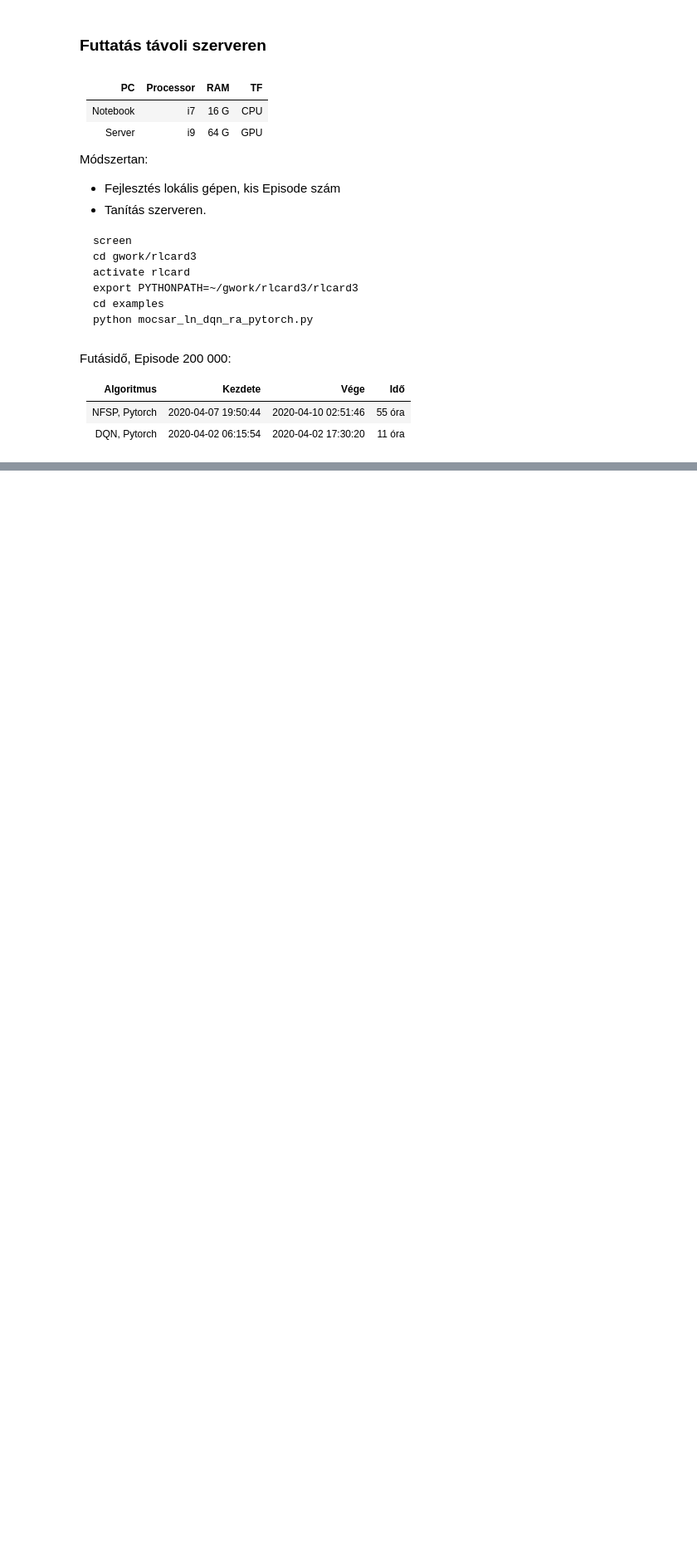
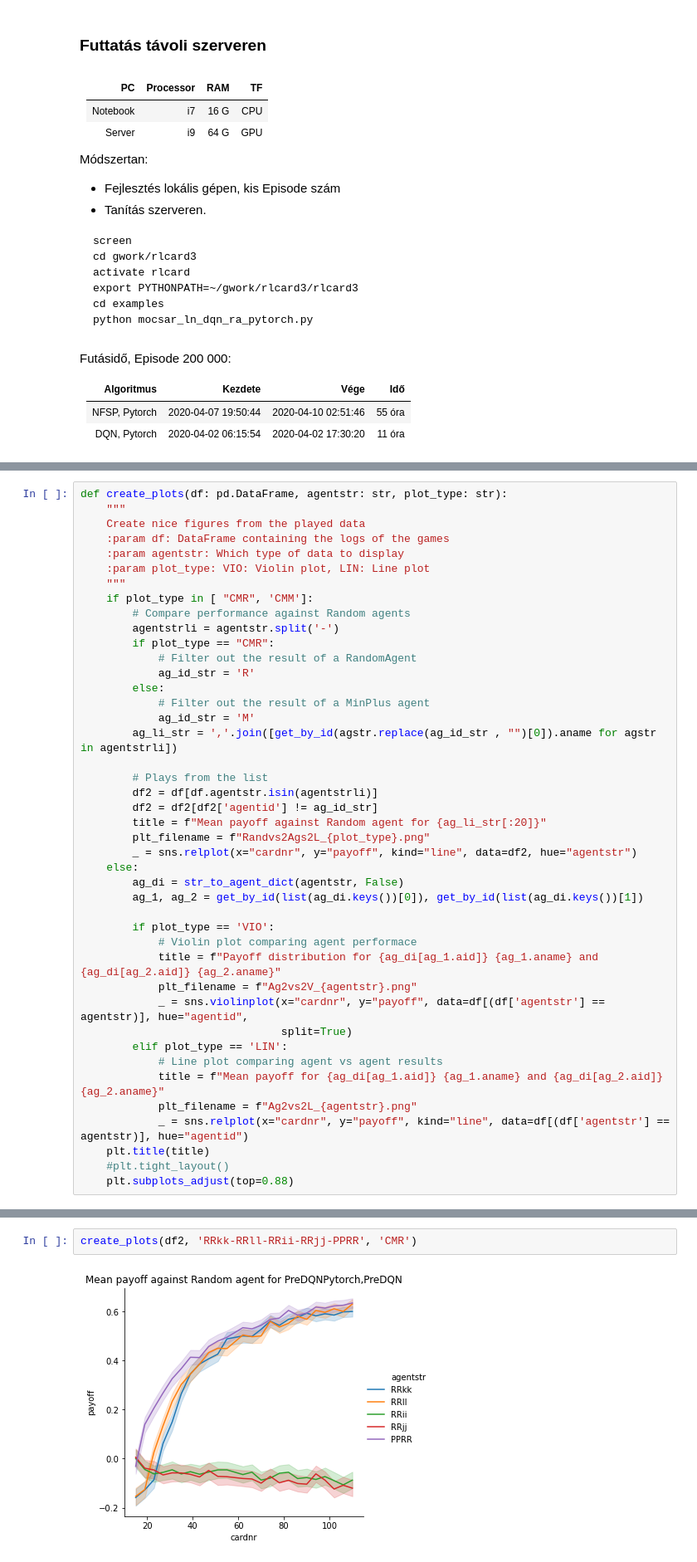
Before and after one commit to cogitoergoread/rlcard3, a Jupyter notebook: jupyter/rl-ai-zaro-varga-jozsef-2.ipynb, the cells around one changed output, grey strips where cells are left out. Shown: that part at 83% size. Drawn from its saved outputs; the diff is of its cells as text; blank space fills up the shorter version.

```diff
--- a/jupyter/rl-ai-zaro-varga-jozsef-2.ipynb
+++ b/jupyter/rl-ai-zaro-varga-jozsef-2.ipynb
@@ -475,0 +582,43 @@ Futásidő, Episode 200 000:
+# %%
+def create_plots(df: pd.DataFrame, agentstr: str, plot_type: str):
+    """
+    Create nice figures from the played data
+    :param df: DataFrame containing the logs of the games
+    :param agentstr: Which type of data to display
+    :param plot_type: VIO: Violin plot, LIN: Line plot
+    """
+    if plot_type in [ "CMR", 'CMM']:
+        # Compare performance against Random agents
+        agentstrli = agentstr.split('-')
+        if plot_type == "CMR":
+            # Filter out the result of a RandomAgent
+            ag_id_str = 'R'
+        else:
+            # Filter out the result of a MinPlus agent
+            ag_id_str = 'M'
+        ag_li_str = ','.join([get_by_id(agstr.replace(ag_id_str , "")[0]).aname for agstr in agentstrli])
+
+        # Plays from the list
+        df2 = df[df.agentstr.isin(agentstrli)]
+        df2 = df2[df2['agentid'] != ag_id_str]
+        title = f"Mean payoff against Random agent for {ag_li_str[:20]}"
+        plt_filename = f"Randvs2Ags2L_{plot_type}.png"
+        _ = sns.relplot(x="cardnr", y="payoff", kind="line", data=df2, hue="agentstr")
+    else:
+        ag_di = str_to_agent_dict(agentstr, False)
+        ag_1, ag_2 = get_by_id(list(ag_di.keys())[0]), get_by_id(list(ag_di.keys())[1])
+
+        if plot_type == 'VIO':
+            # Violin plot comparing agent performace
+            title = f"Payoff distribution for {ag_di[ag_1.aid]} {ag_1.aname} and {ag_di[ag_2.aid]} {ag_2.aname}"
+            plt_filename = f"Ag2vs2V_{agentstr}.png"
+            _ = sns.violinplot(x="cardnr", y="payoff", data=df[(df['agentstr'] == agentstr)], hue="agentid",
+                               split=True)
+        elif plot_type == 'LIN':
+            # Line plot comparing agent vs agent results
+            title = f"Mean payoff for {ag_di[ag_1.aid]} {ag_1.aname} and {ag_di[ag_2.aid]} {ag_2.aname}"
+            plt_filename = f"Ag2vs2L_{agentstr}.png"
+            _ = sns.relplot(x="cardnr", y="payoff", kind="line", data=df[(df['agentstr'] == agentstr)], hue="agentid")
+    plt.title(title)
+    #plt.tight_layout()
+    plt.subplots_adjust(top=0.88)
@@ -475,0 +627,4 @@ Futásidő, Episode 200 000:
+# %%
+create_plots(df2, 'RRkk-RRll-RRii-RRjj-PPRR', 'CMR')
+# %% [output]
+[figure, added]
```
Also changed, not shown: parts of 12 cells of this notebook.
